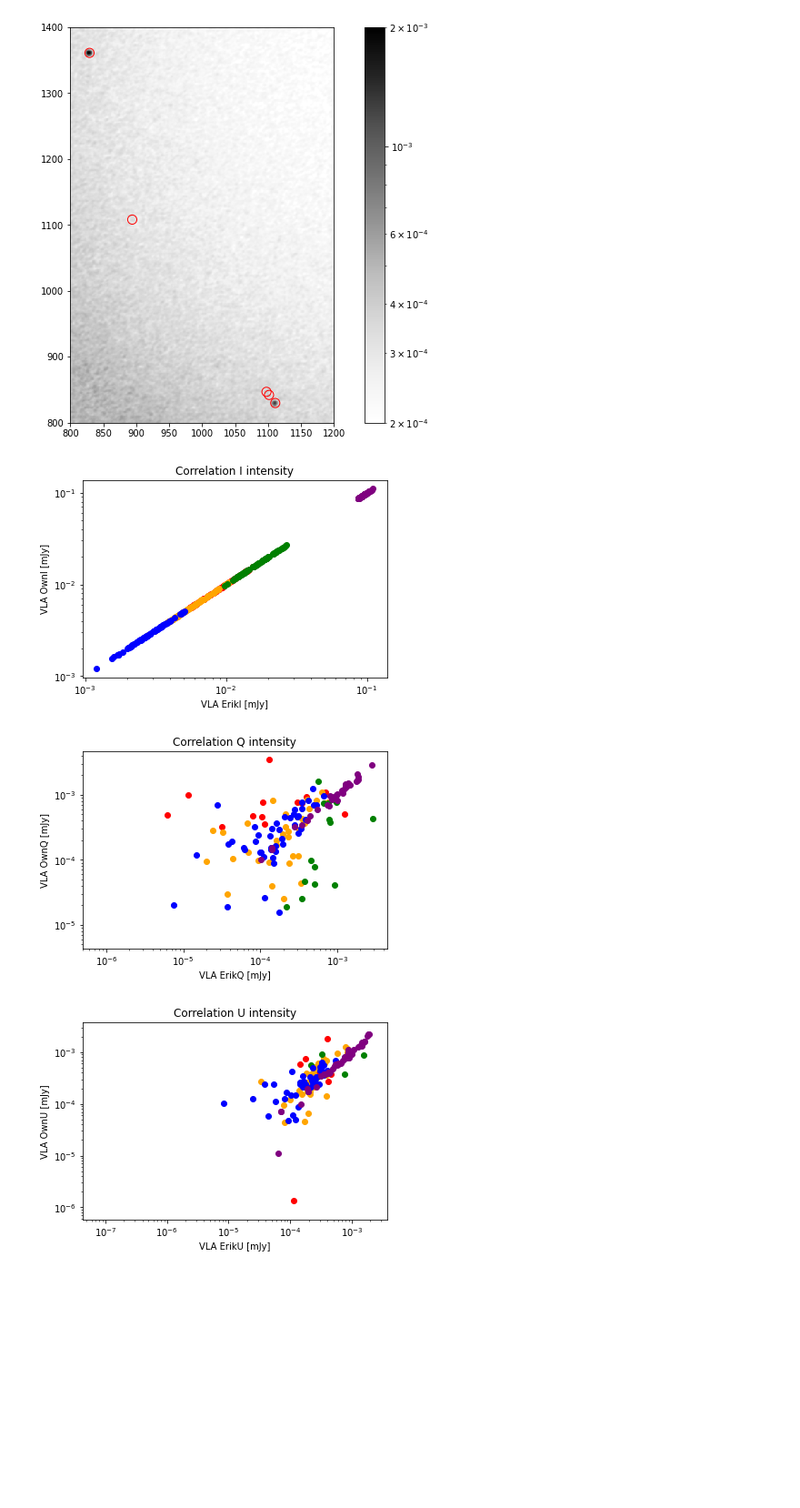
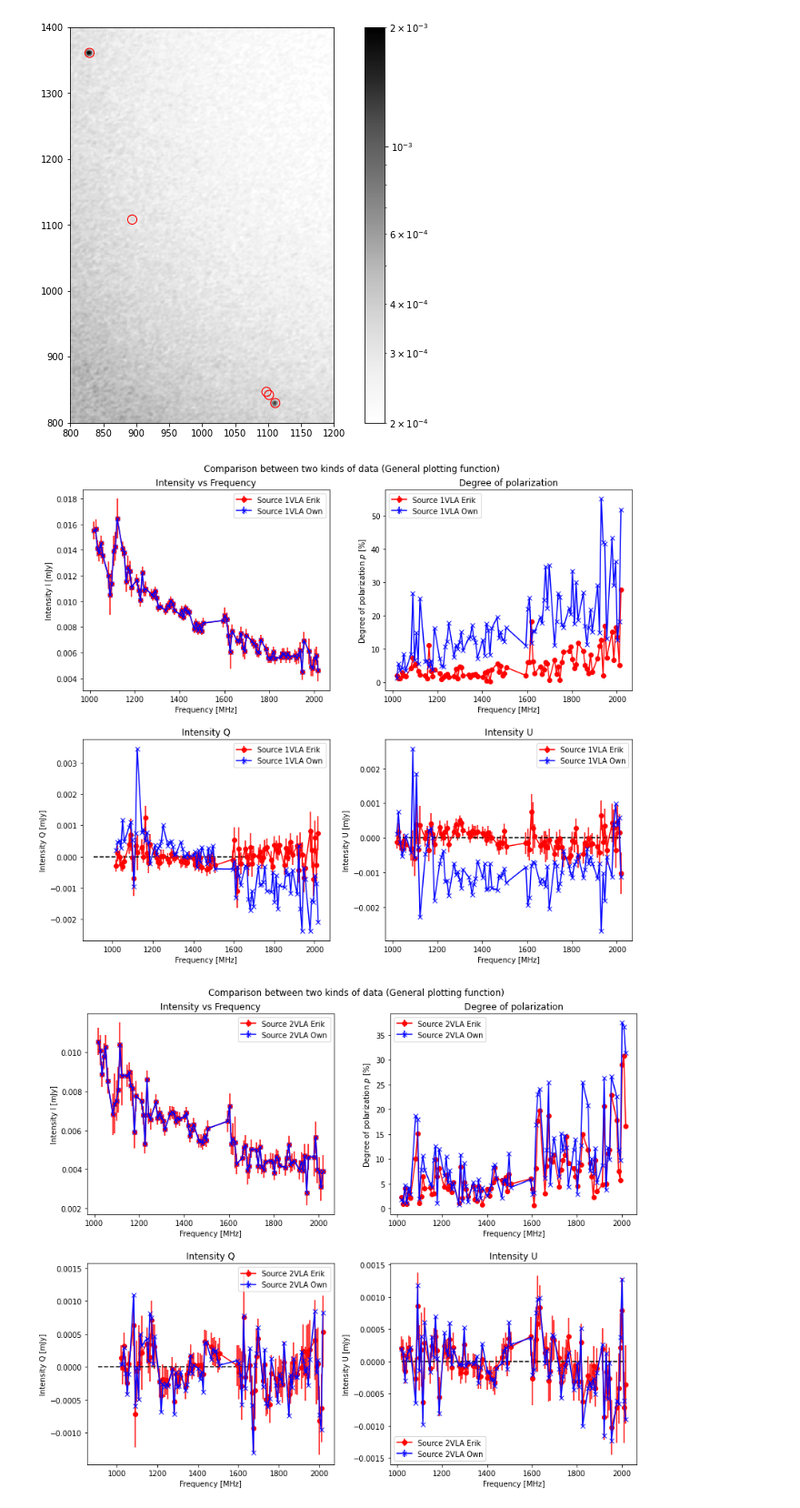
Before and after one commit to Woutmg/Meerkat_FracPol, a Jupyter notebook: Abell 85 Comparison VLA Meerkat Data.ipynb, the cells around one changed output. Shown at 91% size. Drawn from its saved outputs; the diff is of its cells as text; code cells hidden in the pictures; blank space fills up the shorter version.

```diff
--- a/Abell 85 Comparison VLA Meerkat Data.ipynb
+++ b/Abell 85 Comparison VLA Meerkat Data.ipynb
@@ -487,16 +501,21 @@ U_hist_VLA_err_own = np.zeros((12,5))
 for n in range(5):
     Q_hist_VLA_own[:,n] = binner(Freqs_VLA, Q_phot_table_VLA_own[:,n], 'mean')
     Q_hist_VLA_err_own[:,n] = binner(Freqs_VLA, Q_phot_table_VLA_own[:,n], 'std')
-    U_hist_VLA_own[:,n] = binner(Freqs_VLA, Q_phot_table_VLA_own[:,n], 'mean')
-    U_hist_VLA_err_own[:,n] = binner(Freqs_VLA, Q_phot_table_VLA_own[:,n], 'std')
+    U_hist_VLA_own[:,n] = binner(Freqs_VLA, U_phot_table_VLA_own[:,n], 'mean')
+    U_hist_VLA_err_own[:,n] = binner(Freqs_VLA, U_phot_table_VLA_own[:,n], 'std')
 
 Pol_Angles_VLA_hist_own = 0.5*np.arctan(U_hist_VLA_own/Q_hist_VLA_own)
 Linpol_VLA_hist_own = np.sqrt(U_hist_VLA_own**2 + Q_hist_VLA_own**2)
 Linpol_VLA_hist_err_own = (U_hist_VLA_own*U_hist_VLA_err_own + Q_hist_VLA_own*Q_hist_VLA_err_own)/Linpol_VLA_hist_own
-# %%
-# We trigger the plotter function:
-plotter(Freqs_VLA, Freqs_VLA, I_phot_table_VLA, I_phot_table_VLA, I_phot_table_VLA_err, np.zeros(np.shape(I_phot_table_VLA)), Q_phot_table_VLA, Q_phot_table_VLA_own, Q_phot_table_VLA_err, np.zeros(np.shape(U_phot_table_VLA_own)), U_phot_table_VLA, U_phot_table_VLA_own, U_phot_table_VLA_err, np.zeros(np.shape(U_phot_table_VLA_own)), Linpol_VLA, np.zeros(np.shape(Linpol_VLA)), Linpol_VLA_own, np.zeros(np.shape(Linpol_VLA_own)), Pol_Angles_VLA, Pol_Angles_VLA_own, Labels, name_1='VLA Erik', name_2='VLA Own', channels=False, polar=False, angle=False, statistic=True)
-# %% [output]
-[figure, removed]
-[figure, removed]
-[figure, removed]
+# %%
+# Comparing our own unbinned VLA flux with Eriks unbinned VLA fluxes:
+plotter(Freqs_VLA, Freqs_VLA, I_phot_table_VLA, I_phot_table_VLA, I_phot_table_VLA_err, np.zeros(np.shape(I_phot_table_VLA)), Q_phot_table_VLA, Q_phot_table_VLA_own, Q_phot_table_VLA_err, np.zeros(np.shape(U_phot_table_VLA_own)), U_phot_table_VLA, U_phot_table_VLA_own, U_phot_table_VLA_err, np.zeros(np.shape(U_phot_table_VLA_own)), Linpol_VLA, np.zeros(np.shape(Linpol_VLA)), Linpol_VLA_own, np.zeros(np.shape(Linpol_VLA_own)), Pol_Angles_VLA, Pol_Angles_VLA_own, Labels, name_1='VLA Erik', name_2='VLA Own', channels=True, polar=False, angle=False, statistic=False)
+
+# Comparing eriks unbinned VLA fluxes with eriks binned VLA fluxes:
+plotter(Freqs_VLA, freqs_middle, I_phot_table_VLA, I_hist_VLA, I_phot_table_VLA_err, I_hist_VLA_err, Q_phot_table_VLA, Q_hist_VLA, Q_phot_table_VLA_err, Q_hist_VLA_err, U_phot_table_VLA, U_hist_VLA, U_phot_table_VLA_err, U_hist_VLA_err, Linpol_VLA, np.zeros(np.shape(Linpol_VLA)), Linpol_VLA_hist, np.zeros(np.shape(Linpol_VLA_hist)), Pol_Angles_VLA, Pol_Angles_VLA_hist, Labels, name_1='VLA Erik', name_2='VLA Erik Binned', channels=False, polar=False, angle=False, statistic=False)
+
+# Comparing own unbinned VLA fluxes with own binned VLA fluxes:
+plotter(Freqs_VLA, freqs_middle, I_phot_table_VLA, I_hist_VLA, I_phot_table_VLA_err, I_hist_VLA_err, Q_phot_table_VLA_own, Q_hist_VLA_own, np.zeros(np.shape(Q_phot_table_VLA_own)), Q_hist_VLA_err_own, U_phot_table_VLA_own, U_hist_VLA_own, np.zeros(np.shape(U_phot_table_VLA_own)), U_hist_VLA_err_own, Linpol_VLA_own, np.zeros(np.shape(Linpol_VLA_own)), Linpol_VLA_hist_own, np.zeros(np.shape(Linpol_VLA_hist_own)), Pol_Angles_VLA_own, Pol_Angles_VLA_hist_own, Labels, name_1='VLA own unbinned', name_2='VLA own Binned', channels=False, polar=False, angle=False, statistic=False)
+# %% [output]
+[figure, added]
+[figure, added]
```
Also changed, not shown: parts of 6 cells of this notebook, 8 other files.
